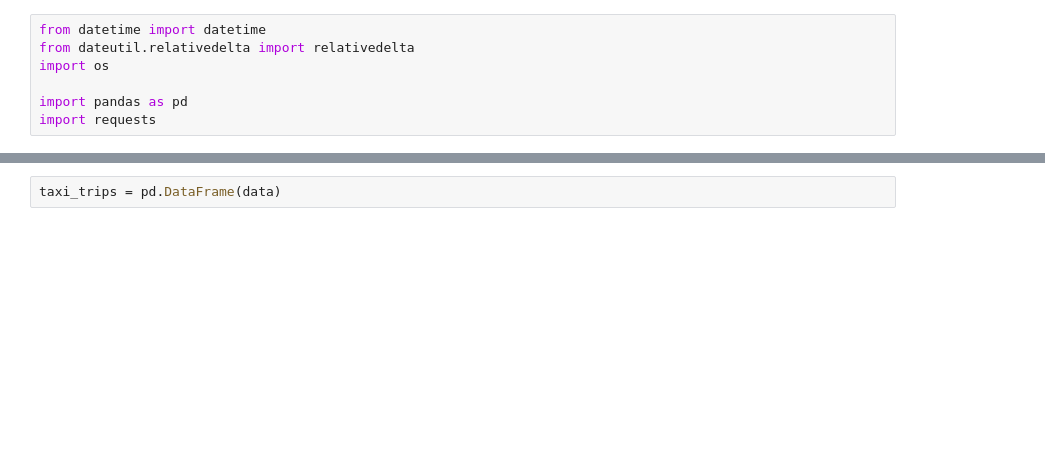
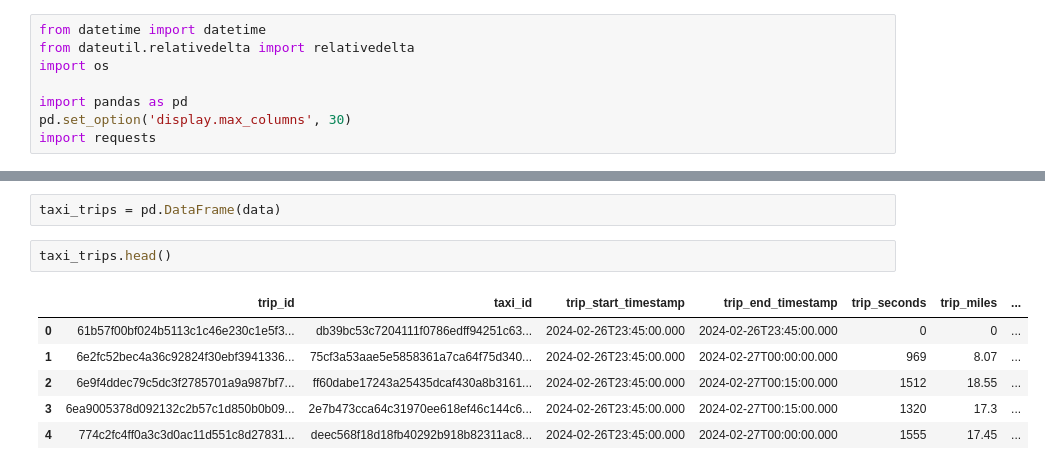
Before and after one commit to Zsolt-d/Chicago_data_engineering, a Jupyter notebook: src/notebooks/06_trips_data_mapping.ipynb, the cells around one changed output, grey strips where cells are left out. Drawn from its saved outputs; the diff is of its cells as text; blank space fills up the shorter version.

```diff
--- a/src/notebooks/06_trips_data_mapping.ipynb
+++ b/src/notebooks/06_trips_data_mapping.ipynb
@@ -4,6 +4,7 @@ from dateutil.relativedelta import relativedelta
 import os
 
 import pandas as pd
+pd.set_option('display.max_columns', 30)
 import requests
 # %%
 current_datetime = datetime.now() - relativedelta(month=2)
@@ -38,2 +21,11 @@ data = response.json()
 # %%
 taxi_trips = pd.DataFrame(data)
+# %%
+taxi_trips.head()
+# %% [output]
+|  | trip_id | taxi_id | trip_start_timestamp | trip_end_timestamp | trip_seconds | trip_miles | ... |
+| 0 | 61b57f00bf024b5113c1c46e230c1e5f3... | db39bc53c7204111f0786edff94251c63... | 2024-02-26T23:45:00.000 | 2024-02-26T23:45:00.000 | 0 | 0 | ... |
+| 1 | 6e2fc52bec4a36c92824f30ebf3941336... | 75cf3a53aae5e5858361a7ca64f75d340... | 2024-02-26T23:45:00.000 | 2024-02-27T00:00:00.000 | 969 | 8.07 | ... |
+| 2 | 6e9f4ddec79c5dc3f2785701a9a987bf7... | ff60dabe17243a25435dcaf430a8b3161... | 2024-02-26T23:45:00.000 | 2024-02-27T00:15:00.000 | 1512 | 18.55 | ... |
+| 3 | 6ea9005378d092132c2b57c1d850b0b09... | 2e7b473cca64c31970ee618ef46c144c6... | 2024-02-26T23:45:00.000 | 2024-02-27T00:15:00.000 | 1320 | 17.3 | ... |
+| 4 | 774c2fc4ff0a3c3d0ac11d551c8d27831... | deec568f18d18fb40292b918b82311ac8... | 2024-02-26T23:45:00.000 | 2024-02-27T00:00:00.000 | 1555 | 17.45 | ... |
```
Also changed, not shown: parts of 28 cells of this notebook.
